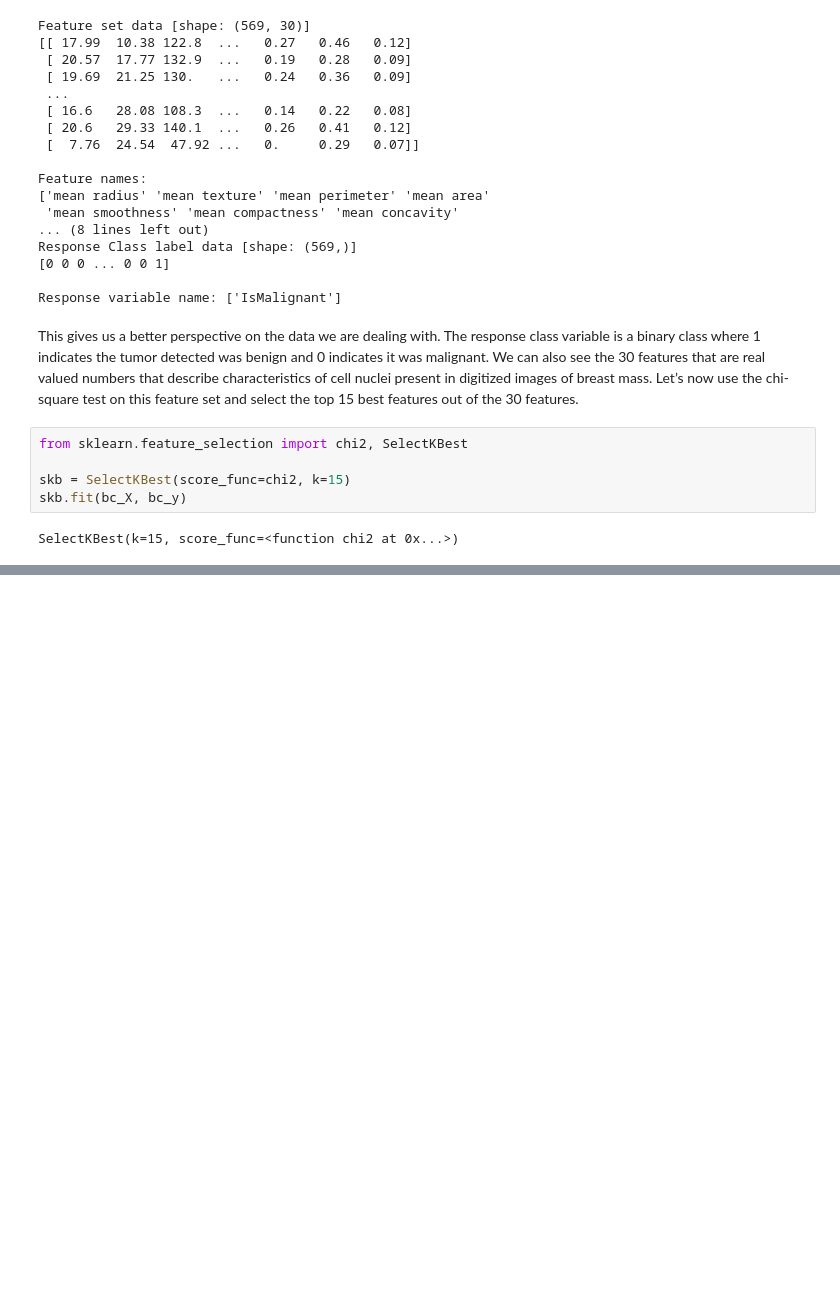
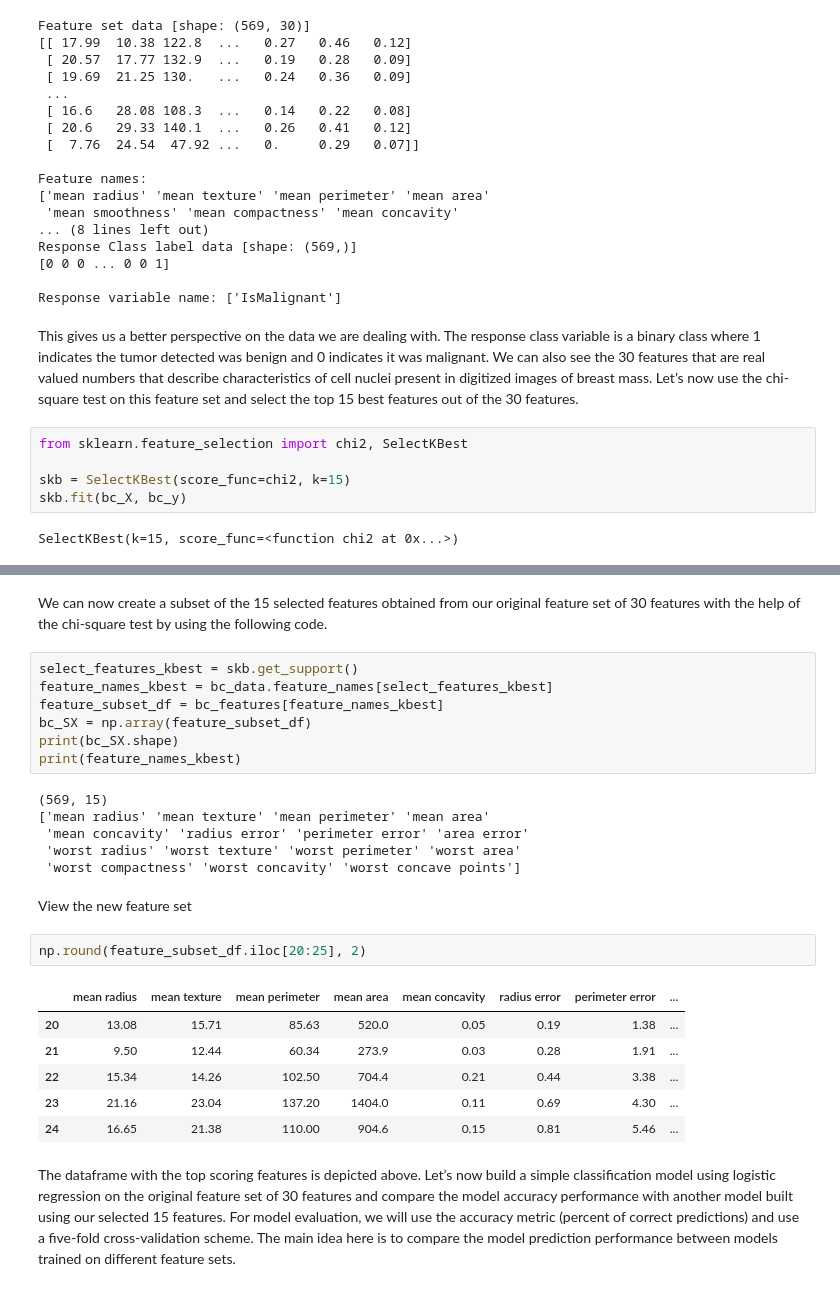
Before and after one commit to FreddyBruce/ipython-notebooks, a Jupyter notebook: feature-engineering/feature-selection.ipynb, the cells around one changed output, grey strips where cells are left out. Drawn from its saved outputs; the diff is of its cells as text; blank space fills up the shorter version.

Commit message:
Updated feature-selection

```diff
--- a/feature-engineering/feature-selection.ipynb
+++ b/feature-engineering/feature-selection.ipynb
@@ -143,0 +160,28 @@ SelectKBest(k=15, score_func=<function chi2 at 0x...>)
+# %% [markdown]
+We can now create a subset of the 15 selected features obtained from our original feature set of 30 features with the help of the chi-square test by using the following code.
+# %%
+select_features_kbest = skb.get_support()
+feature_names_kbest = bc_data.feature_names[select_features_kbest]
+feature_subset_df = bc_features[feature_names_kbest]
+bc_SX = np.array(feature_subset_df)
+print(bc_SX.shape)
+print(feature_names_kbest)
+# %% [output]
+(569, 15)
+['mean radius' 'mean texture' 'mean perimeter' 'mean area'
+ 'mean concavity' 'radius error' 'perimeter error' 'area error'
+ 'worst radius' 'worst texture' 'worst perimeter' 'worst area'
+ 'worst compactness' 'worst concavity' 'worst concave points']
+# %% [markdown]
+View the new feature set
+# %%
+np.round(feature_subset_df.iloc[20:25], 2)
+# %% [output]
+|  | mean radius | mean texture | mean perimeter | mean area | mean concavity | radius error | perimeter error | ... |
+| 20 | 13.08 | 15.71 | 85.63 | 520.0 | 0.05 | 0.19 | 1.38 | ... |
+| 21 | 9.50 | 12.44 | 60.34 | 273.9 | 0.03 | 0.28 | 1.91 | ... |
+| 22 | 15.34 | 14.26 | 102.50 | 704.4 | 0.21 | 0.44 | 3.38 | ... |
+| 23 | 21.16 | 23.04 | 137.20 | 1404.0 | 0.11 | 0.69 | 4.30 | ... |
+| 24 | 16.65 | 21.38 | 110.00 | 904.6 | 0.15 | 0.81 | 5.46 | ... |
+# %% [markdown]
+The dataframe with the top scoring features is depicted above. Let’s now build a simple classification model using logistic regression on the original feature set of 30 features and compare the model accuracy performance with another model built using our selected 15 features. For model evaluation, we will use the accuracy metric (percent of correct predictions) and use a five-fold cross-validation scheme. The main idea here is to compare the model prediction performance between models trained on different feature sets.
```
Also changed, not shown: parts of 5 cells of this notebook, 2 other files.
